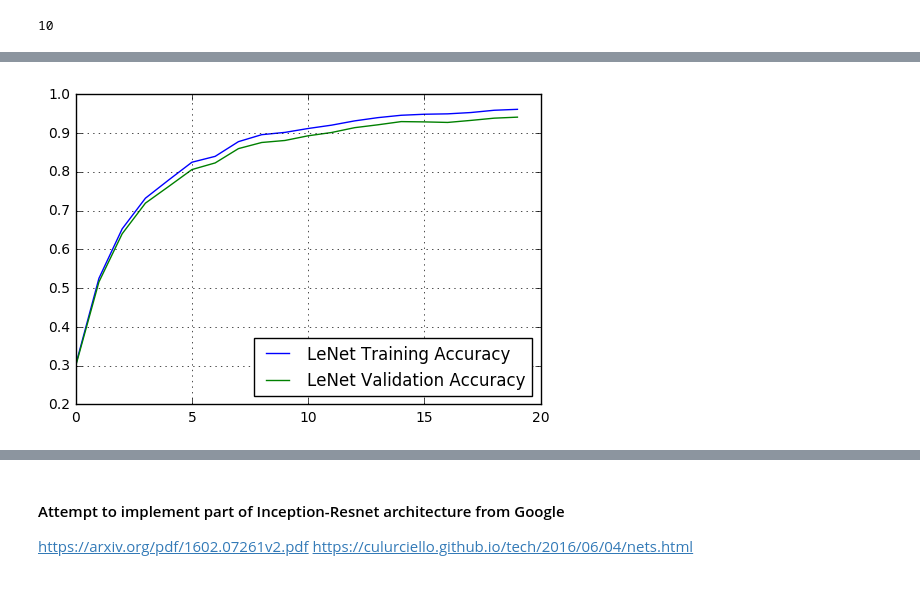
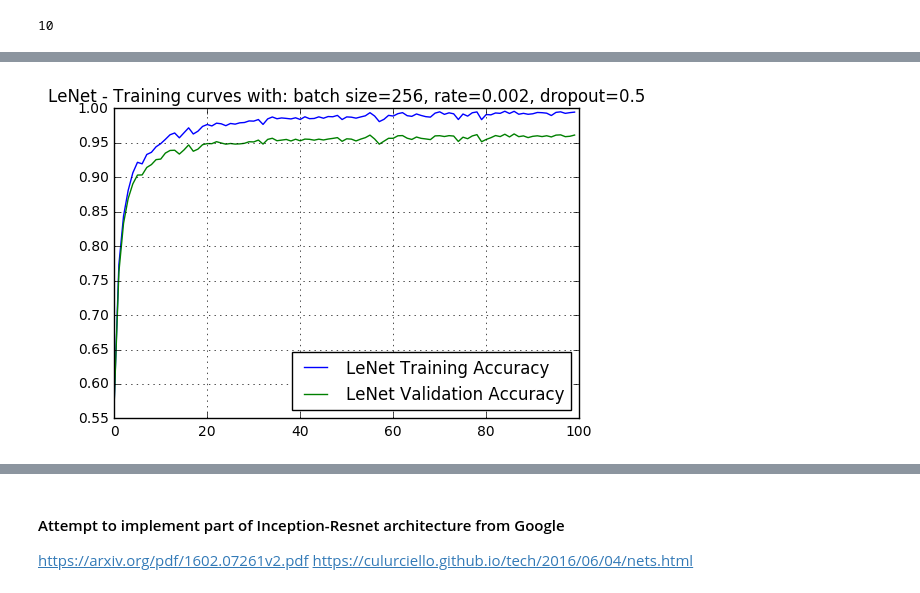
Before and after one commit to rdjondo/CarND-Traffic-Sign-Classifier-Project, a Jupyter notebook: Traffic_Sign_Classifier.ipynb, the cells around one changed output, grey strips where cells are left out. Drawn from its saved outputs; the diff is of its cells as text; code cells hidden in the pictures.

```diff
--- a/Traffic_Sign_Classifier.ipynb
+++ b/Traffic_Sign_Classifier.ipynb
@@ -399,7 +399,7 @@ def generateAllImages(num_image_per_categ, X_train_norm, y_train, labels):
     return X_traingen_norm_list, y_traingen_list
 # %%
 # We want to generate this number of images per category
-NUM_IMAGES_PER_CATEG = 2500
+NUM_IMAGES_PER_CATEG = 3000
 
 X_traingen_norm_list, y_traingen_list = generateAllImages(NUM_IMAGES_PER_CATEG,
                                                           X_train_norm, y_train, labels)
@@ -738,8 +778,8 @@ def train(netName, training_operation, accuracy_operation,
 # %%
 ### Train your model here.
 ### Feel free to use as many code cells as needed.
-dropout = .8  # Dropout, probability to keep units
-EPOCHS = 20
+dropout = .5  # Dropout, probability to keep units
+EPOCHS = 100
 BATCH_SIZE = 256
 # %%
 # Train the neural network
@@ -767,11 +807,12 @@ Model saved
 # %%
 plt.plot(lenet_training_accuracies,label='LeNet Training Accuracy')
 plt.plot(lenet_valid_accuracies,label='LeNet Validation Accuracy')
 plt.legend(loc='lower right')
+plt.title( 'LeNet - Training curves with: batch size={}, rate={}, dropout={}'.format(BATCH_SIZE, rate, dropout) )
 plt.grid(True)
 plt.show()
 # %% [output]
-[figure, old version]
+[figure, new version]
 # %%
 # Evaluate the model
 
```
Also changed, not shown: parts of 20 cells of this notebook.
